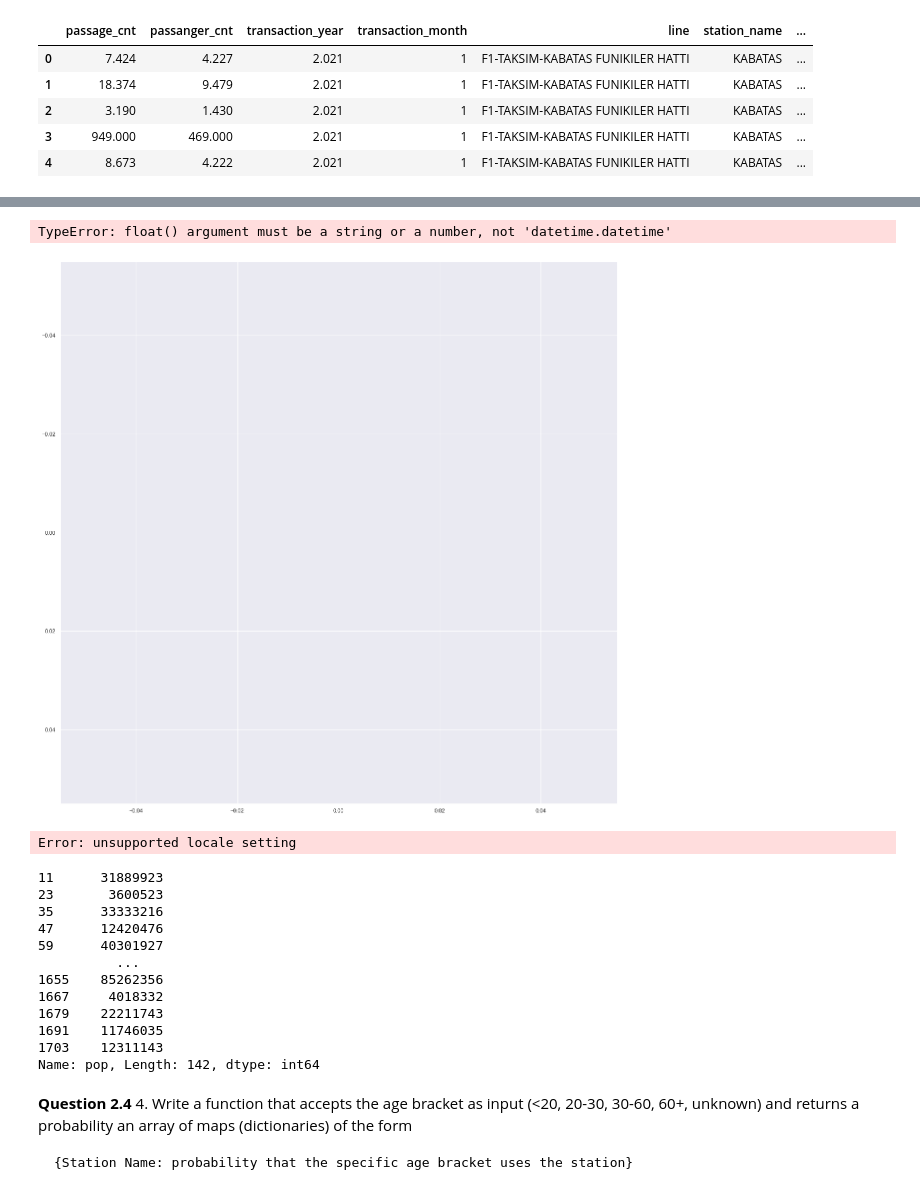
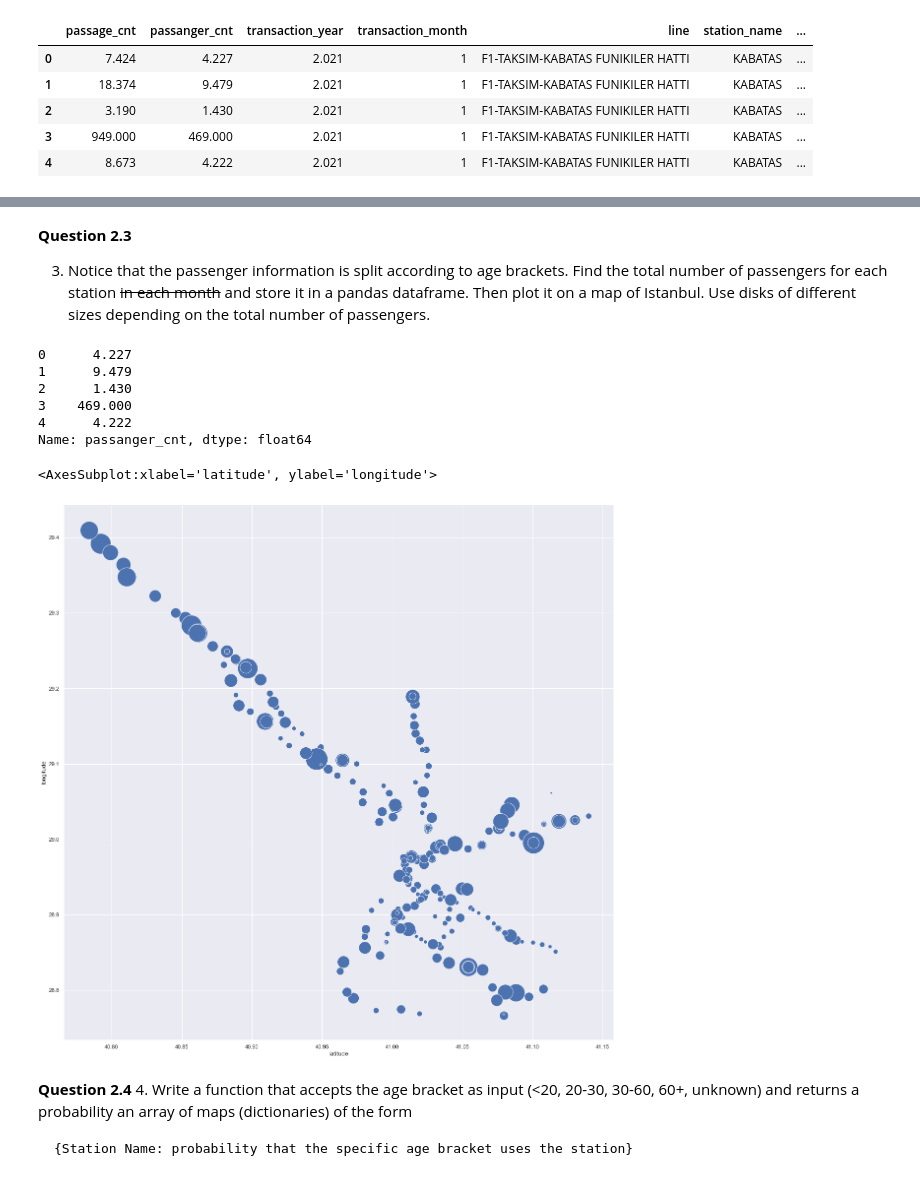
Before and after one commit to emirsglm/MAT388E-Data-Science-HW, a Jupyter notebook: HW1.ipynb, the cells around one changed output, grey strips where cells are left out. Cells and saved outputs as stored; diff of their text form; code cells hidden in the pictures.

```diff
--- a/HW1.ipynb
+++ b/HW1.ipynb
@@ -238,5 +239,3 @@ data.head()
 | 2 | 3.190 | 1.430 | 2.021 | 1 | F1-TAKSIM-KABATAS FUNIKILER HATTI | KABATAS | ... |
 | 3 | 949.000 | 469.000 | 2.021 | 1 | F1-TAKSIM-KABATAS FUNIKILER HATTI | KABATAS | ... |
 | 4 | 8.673 | 4.222 | 2.021 | 1 | F1-TAKSIM-KABATAS FUNIKILER HATTI | KABATAS | ... |
-# %%
-data["longitude"] = fix_coord(data["longitude"]).convert_objects(convert_numeric=True)
@@ -271,5 +241,0 @@ TypeError: '<' not supported between instances of 'datetime.datetime' and 'float
-# %%
-
-sns.set(rc={'figure.figsize':(20,20)})
-
-sns.lineplot(x=data['transaction_month'], y=data['passanger_cnt'], ci=None, hue = data.loc[data['station_name']=="KABATAS"],palette="Set1")
@@ -277,0 +242,3 @@ ValueError: Buffer has wrong number of dimensions (expected 1, got 2)
+# %%
+data["latitude"] = pd.to_numeric(data["latitude"],errors = "coerce")
+data["longitude"] = pd.to_numeric(data["longitude"],errors = "coerce")
@@ -278,42 +258,26 @@ ValueError: Buffer has wrong number of dimensions (expected 1, got 2)
+# %% [markdown]
+**Question 2.3**
+
+3. Notice that the passenger information is split according to age brackets. Find the total number of passengers for each station ~~in each month~~ and store it in a pandas dataframe. Then plot it on a map of Istanbul. Use disks of different sizes depending on the total number of passengers.
+# %%
+
+
+x = data.loc[(data['station_name']=="KABATAS")]["passanger_cnt"].head()
+
+x.loc
+# %% [output]
+0      4.227
+1      9.479
+2      1.430
+3    469.000
+4      4.222
+Name: passanger_cnt, dtype: float64
 # %%
-
-
-sns.scatterplot(data=data, x="latitude", y="longitude", size="passanger_cnt", legend=False, sizes=(20, 2000))
+cumulative_pass = data.groupby(['station_name','latitude','longitude'])['passanger_cnt'].sum().reset_index()
+sns.scatterplot(data=cumulative_pass, x="latitude", y="longitude", size="passanger_cnt", legend=False, sizes=(20, 2000))
 # %% [output]
-TypeError: float() argument must be a string or a number, not 'datetime.datetime'
+<AxesSubplot:xlabel='latitude', ylabel='longitude'>
-[figure, old version]
+[figure, new version]
-# %%
-locale.setlocale(locale.LC_ALL, 'en_US.UTF8')
-# %% [output]
-Error: unsupported locale setting
-# %%
-# libraries
-from gettext import install
-import matplotlib.pyplot as plt
-import seaborn as sns
-from gapminder import gapminder # data set
-
-# data
-data = gapminder.loc[gapminder.year == 2007]
-
-data["pop"]
-# use the scatterplot function to build the bubble map
-sns.scatterplot(data=data, x="gdpPercap", y="lifeExp", size="pop", legend=False, sizes=(20, 2000))
-
-# show the graph
-# %% [output]
-11      31889923
-23       3600523
-35      33333216
-47      12420476
-59      40301927
-          ...
-1655    85262356
-1667     4018332
-1679    22211743
-1691    11746035
-1703    12311143
-Name: pop, Length: 142, dtype: int64
 # %% [markdown]
 **Question 2.4**
 4. Write a function that accepts the age bracket as input (<20, 20-30, 30-60, 60+, unknown) and returns a probability an array of maps (dictionaries) of the form
```
Also changed, not shown: parts of 26 cells of this notebook.
